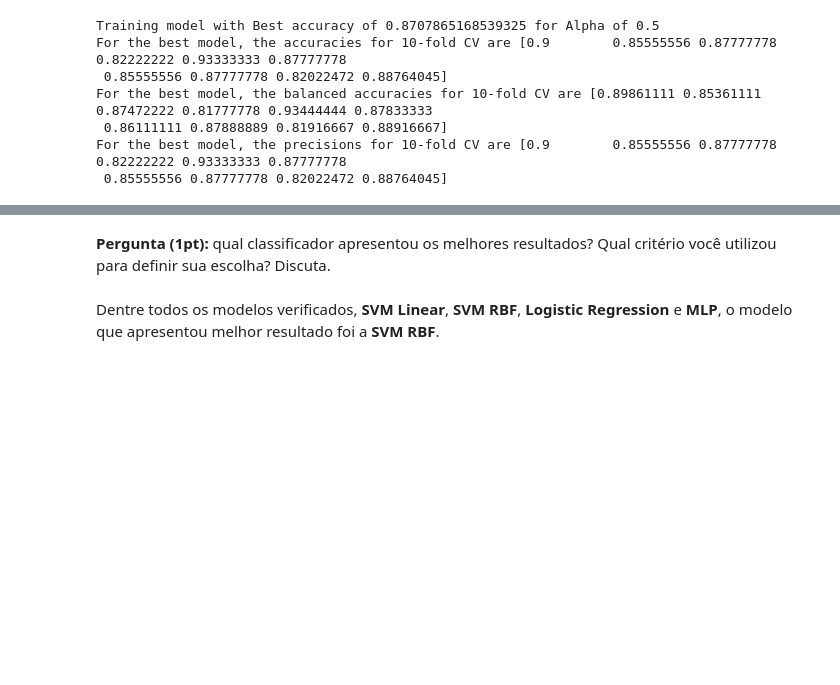
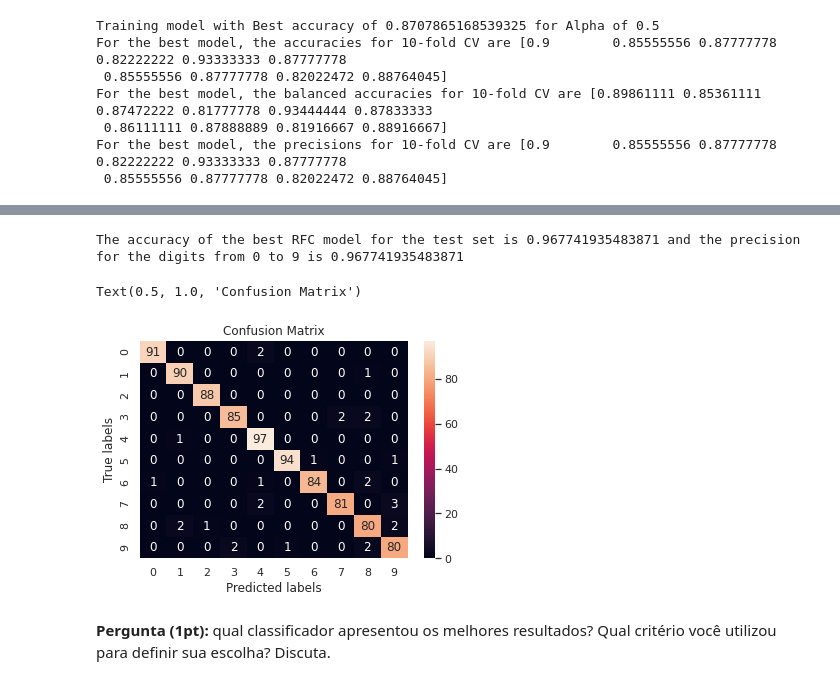
Before and after one commit to kroncatti/complex-data-mining, a Jupyter notebook: inf-0616-supervised-learning/assignment1-svm/assignment_1.ipynb, the cells around one changed output, grey strips where cells are left out. Saved outputs shown, nothing was run; the diff lists cells and outputs as text; code cells hidden in the pictures; blank space fills up the shorter version.

Commit message:
inseting RandomForest classifier and Conclusions

```diff
--- a/inf-0616-supervised-learning/assignment1-svm/assignment_1.ipynb
+++ b/inf-0616-supervised-learning/assignment1-svm/assignment_1.ipynb
@@ -393,0 +447,13 @@ Text(0.5, 1.0, 'Confusion Matrix')
+# %%
+print(f"Training model with Best accuracy of {max_score_rf} for choosen parameters")
+best_rfc = RandomForestClassifier(n_estimators=150, max_depth=15, min_samples_split=2, min_samples_leaf=2)
+
+accuracies_best_rfc = cross_val_score(best_rfc, x_train, y_train, cv=10, scoring='accuracy')
+bal_accuracies_best_rfc = cross_val_score(best_rfc, x_train, y_train, cv=10, scoring='balanced_accuracy')
+
+scoring = metrics.make_scorer(metrics.precision_score, average='micro')
+precisions_best_frc = cross_val_score(best_rfc, x_train, y_train, cv=cv, scoring=scoring)
+
+print(f"For the best model, the accuracies for {cv}-fold CV are {accuracies_best_mlp}")
+print(f"For the best model, the balanced accuracies for {cv}-fold CV are {bal_accuracies_best_mlp}")
+print(f"For the best model, the precisions for {cv}-fold CV are {precisions_best_mlp}")
@@ -394,4 +468,25 @@ Text(0.5, 1.0, 'Confusion Matrix')
+# %%
+# Best model trained previously being retrained/fitted
+best_rfc.fit(X=x_train, y=y_train)
+
+# Applying prediction to test set
+y_pred_best_rfc_test = best_rfc.predict(x_test)
+
+# Applying accuracy and precision to test set
+acc_best_rfc_test = metrics.accuracy_score(y_true=y_test, y_pred=y_pred_best_rfc_test)
+prec_best_rfc_test = metrics.precision_score(y_true=y_test, y_pred=y_pred_best_rfc_test, average='micro')
+print(f"The accuracy of the best RFC model for the test set is {acc_best_rfc_test} and \
+the precision for the digits from 0 to 9 is {prec_best_rfc_test}")
+
+# Confusion matrix
+cm_best_rfc_test = metrics.confusion_matrix(y_true=y_test, y_pred=y_pred_best_rfc_test)
+ax= plt.subplot()
+sns.heatmap(cm_best_rfc_test, annot=True, fmt='g', ax=ax)
+ax.set_xlabel('Predicted labels');ax.set_ylabel('True labels');
+ax.set_title('Confusion Matrix')
+# %% [output]
+The accuracy of the best RFC model for the test set is 0.967741935483871 and the precision for the digits from 0 to 9 is 0.967741935483871
+Text(0.5, 1.0, 'Confusion Matrix')
+[figure, added]
 # %% [markdown]
 **Pergunta (1pt):** qual classificador apresentou os melhores resultados? Qual critério você utilizou para definir sua escolha? Discuta.
-# %% [markdown]
-Dentre todos os modelos verificados, **SVM Linear**, **SVM RBF**, **Logistic Regression** e **MLP**, o modelo que apresentou melhor resultado foi a **SVM RBF**.
```
Also changed, not shown: parts of 11 cells of this notebook.
